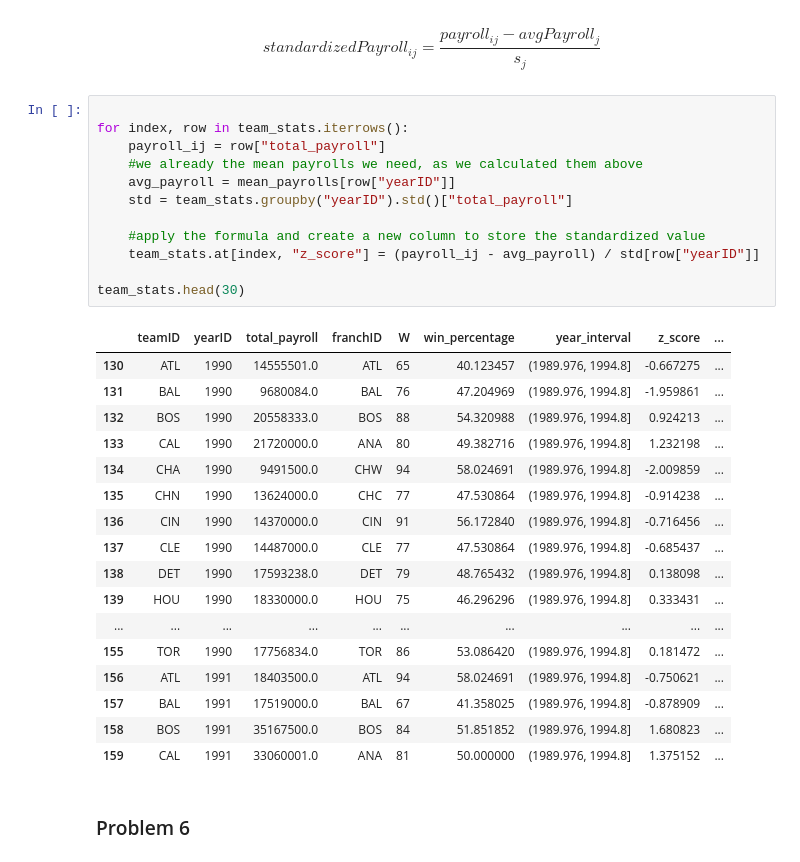
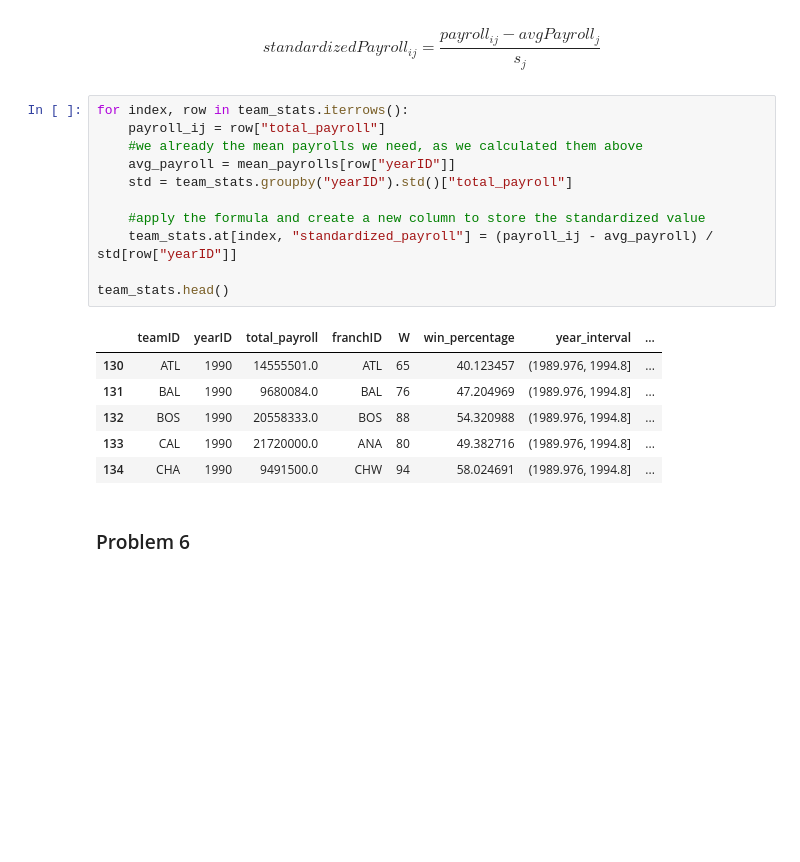
Before and after one commit to joshkellner/DSProject2, a Jupyter notebook: Project 2.ipynb, the cells around one changed output. Saved outputs shown, nothing was run; the diff lists cells and outputs as text; blank space fills up the shorter version.

```diff
--- a/Project 2.ipynb
+++ b/Project 2.ipynb
@@ -146,34 +138,22 @@ Overall, it is a bit difficult to make any strong statements about the relations
 # %% [markdown]
 $$ standardizedPayroll_{ij} = \frac{payroll_{ij} - avgPayroll_{j}}{s_j} $$
 # %%
-
 for index, row in team_stats.iterrows():
     payroll_ij = row["total_payroll"]
     #we already the mean payrolls we need, as we calculated them above
     avg_payroll = mean_payrolls[row["yearID"]]
     std = team_stats.groupby("yearID").std()["total_payroll"]
 
     #apply the formula and create a new column to store the standardized value
-    team_stats.at[index, "z_score"] = (payroll_ij - avg_payroll) / std[row["yearID"]]
+    team_stats.at[index, "standardized_payroll"] = (payroll_ij - avg_payroll) / std[row["yearID"]]
 
-team_stats.head(30)
+team_stats.head()
 # %% [output]
-|  | teamID | yearID | total_payroll | franchID | W | win_percentage | year_interval | z_score | ... |
-| 130 | ATL | 1990 | 14555501.0 | ATL | 65 | 40.123457 | (1989.976, 1994.8] | -0.667275 | ... |
-| 131 | BAL | 1990 | 9680084.0 | BAL | 76 | 47.204969 | (1989.976, 1994.8] | -1.959861 | ... |
-| 132 | BOS | 1990 | 20558333.0 | BOS | 88 | 54.320988 | (1989.976, 1994.8] | 0.924213 | ... |
-| 133 | CAL | 1990 | 21720000.0 | ANA | 80 | 49.382716 | (1989.976, 1994.8] | 1.232198 | ... |
-| 134 | CHA | 1990 | 9491500.0 | CHW | 94 | 58.024691 | (1989.976, 1994.8] | -2.009859 | ... |
-| 135 | CHN | 1990 | 13624000.0 | CHC | 77 | 47.530864 | (1989.976, 1994.8] | -0.914238 | ... |
-| 136 | CIN | 1990 | 14370000.0 | CIN | 91 | 56.172840 | (1989.976, 1994.8] | -0.716456 | ... |
-| 137 | CLE | 1990 | 14487000.0 | CLE | 77 | 47.530864 | (1989.976, 1994.8] | -0.685437 | ... |
-| 138 | DET | 1990 | 17593238.0 | DET | 79 | 48.765432 | (1989.976, 1994.8] | 0.138098 | ... |
-| 139 | HOU | 1990 | 18330000.0 | HOU | 75 | 46.296296 | (1989.976, 1994.8] | 0.333431 | ... |
-| ... | ... | ... | ... | ... | ... | ... | ... | ... | ... |
-| 155 | TOR | 1990 | 17756834.0 | TOR | 86 | 53.086420 | (1989.976, 1994.8] | 0.181472 | ... |
-| 156 | ATL | 1991 | 18403500.0 | ATL | 94 | 58.024691 | (1989.976, 1994.8] | -0.750621 | ... |
-| 157 | BAL | 1991 | 17519000.0 | BAL | 67 | 41.358025 | (1989.976, 1994.8] | -0.878909 | ... |
-| 158 | BOS | 1991 | 35167500.0 | BOS | 84 | 51.851852 | (1989.976, 1994.8] | 1.680823 | ... |
-| 159 | CAL | 1991 | 33060001.0 | ANA | 81 | 50.000000 | (1989.976, 1994.8] | 1.375152 | ... |
+|  | teamID | yearID | total_payroll | franchID | W | win_percentage | year_interval | ... |
+| 130 | ATL | 1990 | 14555501.0 | ATL | 65 | 40.123457 | (1989.976, 1994.8] | ... |
+| 131 | BAL | 1990 | 9680084.0 | BAL | 76 | 47.204969 | (1989.976, 1994.8] | ... |
+| 132 | BOS | 1990 | 20558333.0 | BOS | 88 | 54.320988 | (1989.976, 1994.8] | ... |
+| 133 | CAL | 1990 | 21720000.0 | ANA | 80 | 49.382716 | (1989.976, 1994.8] | ... |
+| 134 | CHA | 1990 | 9491500.0 | CHW | 94 | 58.024691 | (1989.976, 1994.8] | ... |
 # %% [markdown]
 ### Problem 6
```
Also changed, not shown: parts of 23 cells of this notebook.
